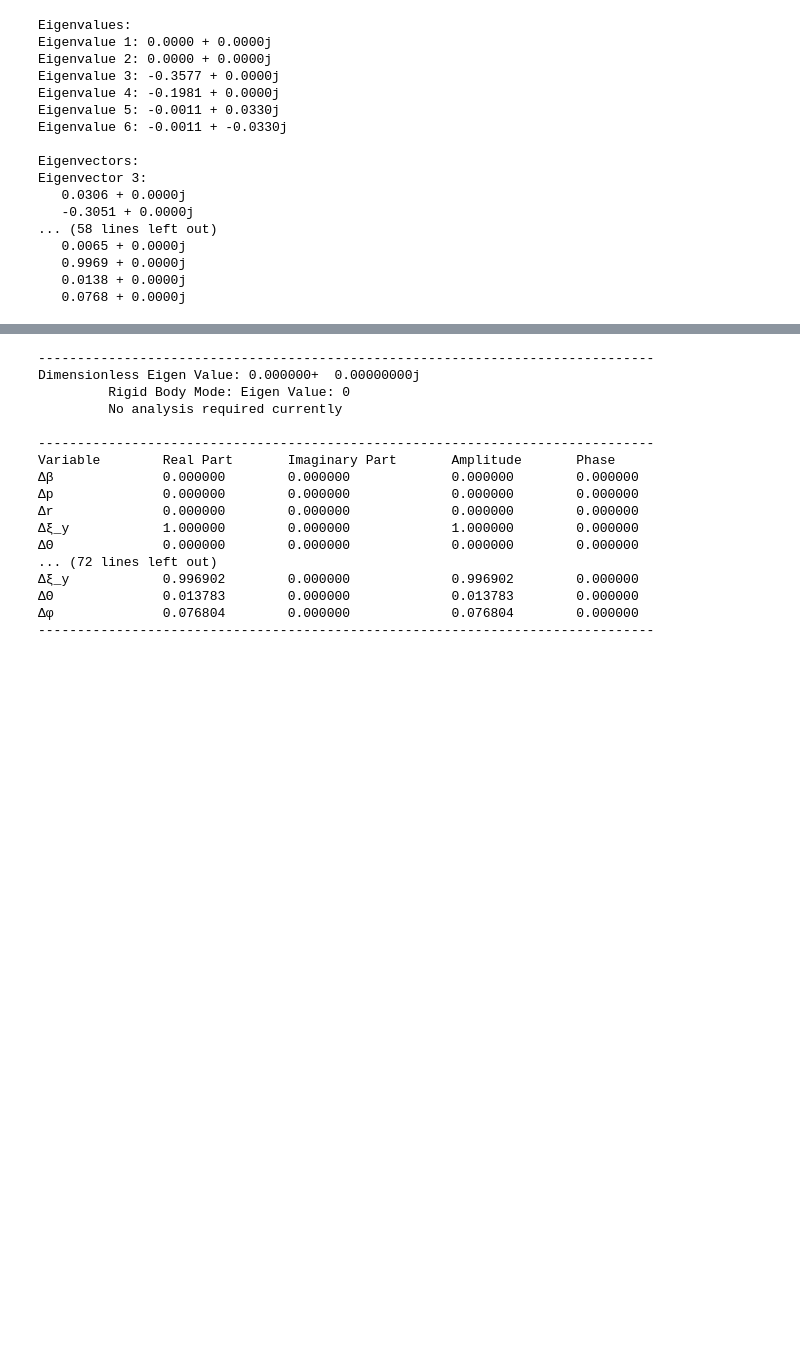
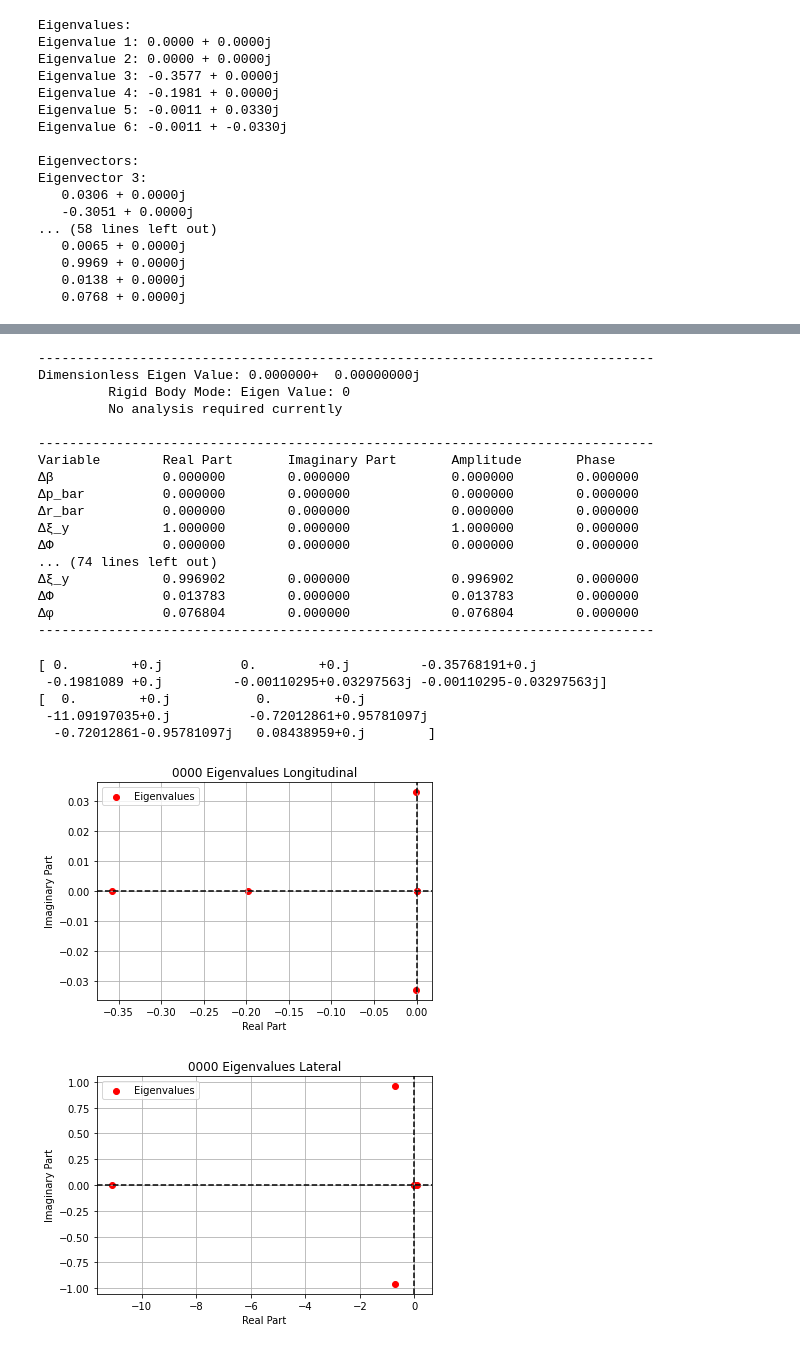
Before and after one commit to EricMLarsen/Spring_2024, a Jupyter notebook: Dynamics of Atmospheric Flight/Aero_Project/Dynamic_Modes/EigenValue_Solver_Both.ipynb, the cells around one changed output, grey strips where cells are left out. Cells and saved outputs as stored; diff of their text form; code cells hidden in the pictures; blank space fills up the shorter version.

```diff
--- a/Dynamics of Atmospheric Flight/Aero_Project/Dynamic_Modes/EigenValue_Solver_Both.ipynb
+++ b/Dynamics of Atmospheric Flight/Aero_Project/Dynamic_Modes/EigenValue_Solver_Both.ipynb
@@ -395,12 +413,15 @@ for z in range(len(eigen_vals_lat)):
         if i.imag != 0:
             W_d = abs(i.imag)*2*V_0/Wing_Span
             Period = (2*np.pi)/W_d
+            #Damping Ratio
+            Damp_Ratio =   -i.real/(np.sqrt(i.real**2 + i.imag**2))
 
         print(f'\t Damping Rate [1/s]: {Damp_rate:12.6f}')
         print(f'\t 99% Damping Time [s]: {Damp_time_99:12.6f}')
         if i.imag != 0:
             print(f'\t Damped Nat Freq: {W_d:12.6f}')
             print(f'\t Period: {Period:12.6f}')
+            print(f'\t Damping Ratio: {Damp_Ratio:12.6f}')
         print('')
     #Divergent Modes Sigma < 0
     if sigma < 0:
@@ -412,12 +433,15 @@ for z in range(len(eigen_vals_lat)):
         if i.imag != 0:
             W_d = abs(i.imag)*2*V_0/Wing_Span
             Period = (2*np.pi)/W_d
+            #Damping Ratio
+            Damp_Ratio =   -i.real/(np.sqrt(i.real**2 + i.imag**2))
 
         print(f'\t Damping Rate [1/s]: {Damp_rate:12.6f}')
         print(f'\t Doubling Time [s]: {Double_time:12.6f}')
         if i.imag != 0:
             print(f'\t Damped Nat Freq: {W_d:12.6f}')
             print(f'\t Period: {Period:12.6f}')
+            print(f'\t Damping Ratio: {Damp_Ratio:12.6f}')
         print('')
 
     #Print the Eigen Vector
@@ -441,13 +465,13 @@ Dimensionless Eigen Value: 0.000000+  0.00000000j
 -------------------------------------------------------------------------------
 Variable        Real Part       Imaginary Part       Amplitude       Phase
 Δβ              0.000000        0.000000             0.000000        0.000000
-Δp              0.000000        0.000000             0.000000        0.000000
-Δr              0.000000        0.000000             0.000000        0.000000
+Δp_bar          0.000000        0.000000             0.000000        0.000000
+Δr_bar          0.000000        0.000000             0.000000        0.000000
 Δξ_y            1.000000        0.000000             1.000000        0.000000
-ΔΘ              0.000000        0.000000             0.000000        0.000000
-... (72 lines left out)
+ΔΦ              0.000000        0.000000             0.000000        0.000000
+... (74 lines left out)
 Δξ_y            0.996902        0.000000             0.996902        0.000000
-ΔΘ              0.013783        0.000000             0.013783        0.000000
+ΔΦ              0.013783        0.000000             0.013783        0.000000
 Δφ              0.076804        0.000000             0.076804        0.000000
 -------------------------------------------------------------------------------
 # %%
@@ -587,0 +649,45 @@ write_info_file_long(Output_File_Long,eigen_vals_long,eigen_vects_long,amplitude
+# %%
+#Creating the EigenValuePlots
+print(eigen_vals_long)
+print(eigen_vals_lat)
+#Eigenvals
+long_real = [val.real for val in eigen_vals_long]
+long_imag = [val.imag for val in eigen_vals_long]
+lat_real =[val.real for val in eigen_vals_lat]
+lat_imag = [val.imag for val in eigen_vals_lat]
+
+#Longitudinal
+
+Long_plot = plt.figure()
+plt.scatter(long_real,long_imag,color='red',label='Eigenvalues')
+plt.axhline(0, color='black', linestyle='--')
+plt.axvline(0, color='black', linestyle='--')
+plt.xlabel('Real Part')
+plt.ylabel('Imaginary Part')
+plt.title(f'{base_name} Eigenvalues Longitudinal')
+plt.legend()
+plt.grid(True)
+Long_plot.savefig(f'{base_name}/Long_Eig_plot.png',dpi=200)
+plt.show()
+
+#Lateral
+
+Lat_plot = plt.figure()
+plt.scatter(lat_real,lat_imag,color='red',label='Eigenvalues')
+plt.axhline(0, color='black', linestyle='--')
+plt.axvline(0, color='black', linestyle='--')
+plt.xlabel('Real Part')
+plt.ylabel('Imaginary Part')
+plt.title(f'{base_name} Eigenvalues Lateral')
+plt.legend()
+plt.grid(True)
+Lat_plot.savefig(f'{base_name}/Lat_Eig_plot.png',dpi=200)
+plt.show()
+# %% [output]
+[ 0.        +0.j          0.        +0.j         -0.35768191+0.j
+ -0.1981089 +0.j         -0.00110295+0.03297563j -0.00110295-0.03297563j]
+[  0.        +0.j           0.        +0.j
+ -11.09197035+0.j          -0.72012861+0.95781097j
+  -0.72012861-0.95781097j   0.08438959+0.j        ]
+[figure, added]
+[figure, added]
```
Also changed, not shown: parts of 7 cells of this notebook, 13 other files.
